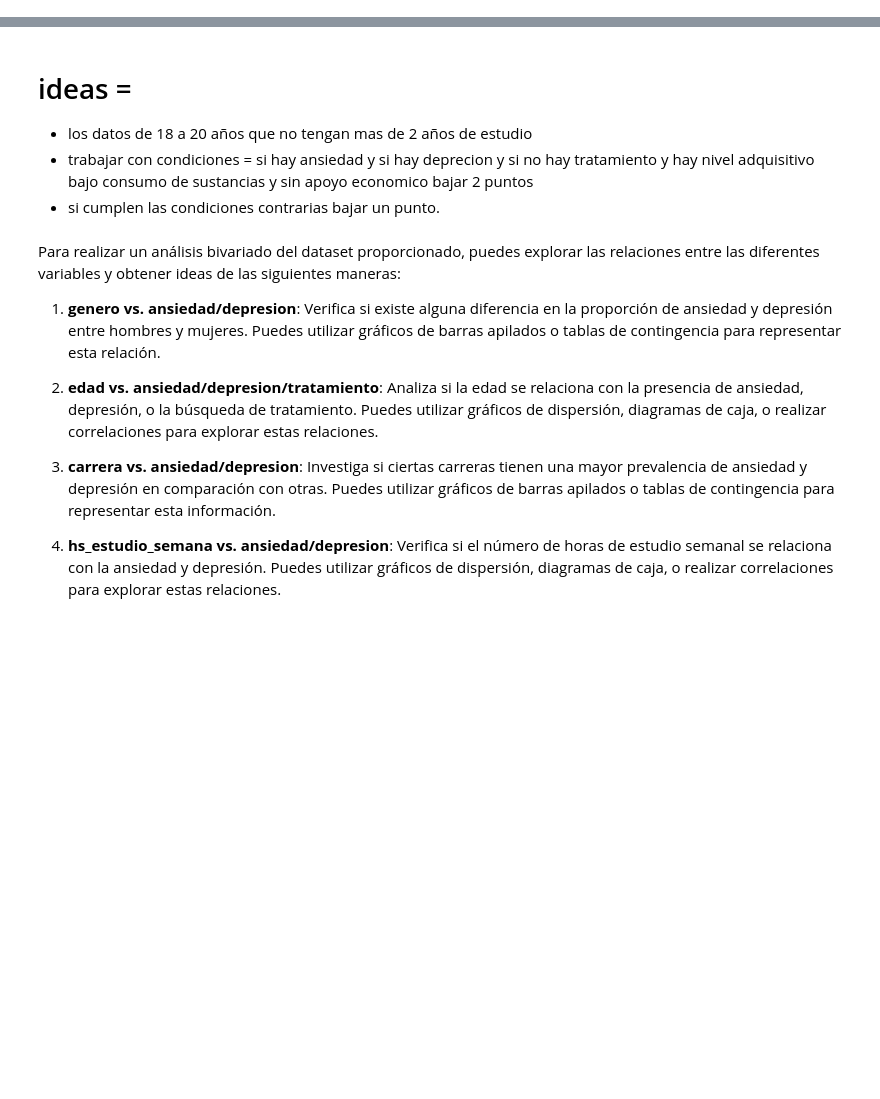
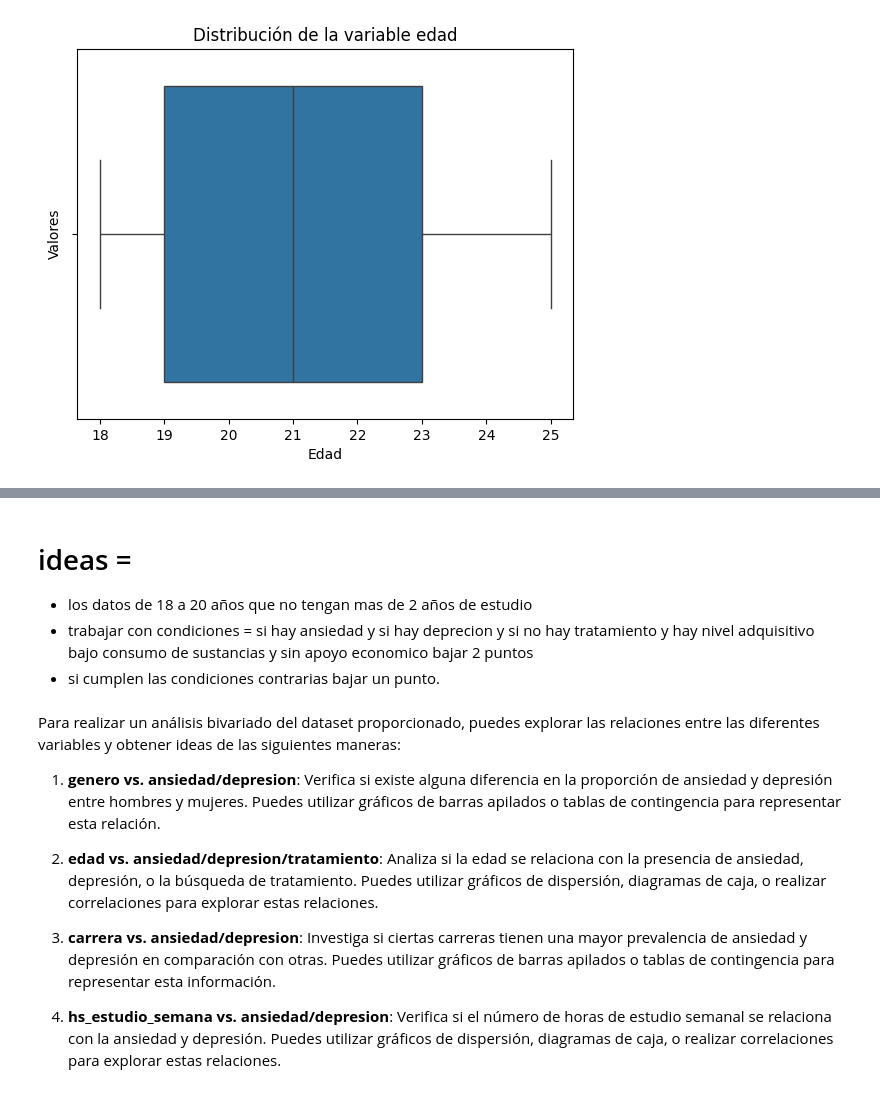
Before and after one commit to sebastianrosenblunnhellman/Curso_Python_Analisis_de_Datos_1, a Jupyter notebook: Curso/9_Proyecto _Final.ipynb, the cells around one changed output, grey strips where cells are left out. Saved outputs shown, nothing was run; the diff lists cells and outputs as text; code cells hidden in the pictures; blank space fills up the shorter version.

```diff
--- a/Curso/9_Proyecto _Final.ipynb
+++ b/Curso/9_Proyecto _Final.ipynb
@@ -42,0 +91,13 @@ df.head(1)
+# %%
+# Visualiza la distribución de la variable "edad" utilizando un boxplot
+sns.boxplot(x="edad", data=datos)
+
+# Configura el título y los nombres de los ejes
+plt.title("Distribución de la variable edad")
+plt.xlabel("Edad")
+plt.ylabel("Valores")
+
+# Muestra el gráfico
+plt.show()
+# %% [output]
+[figure, added]
```
Also changed, not shown: parts of 34 cells of this notebook, 1 other file.
